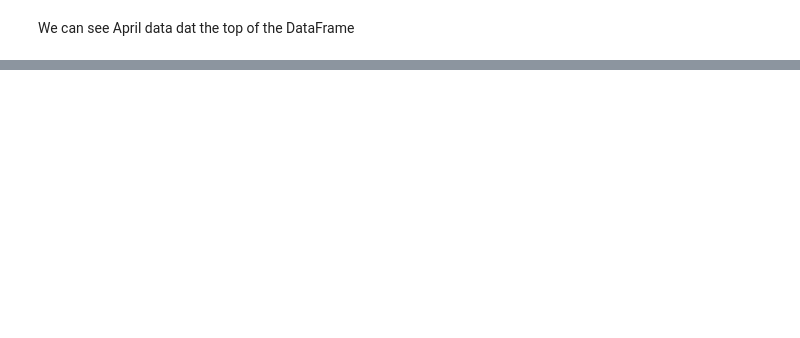
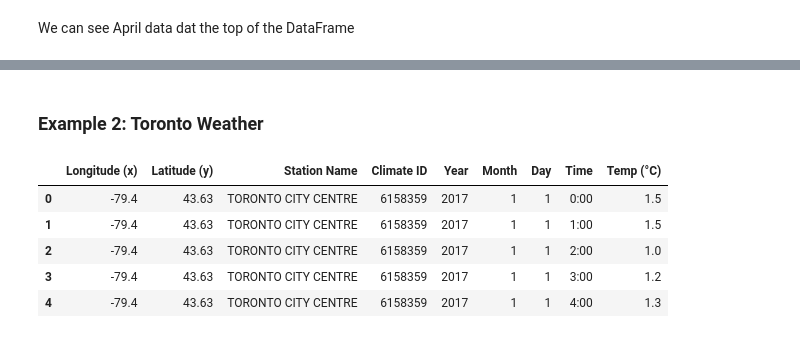
Before and after one commit to APS106/APS106-winter-2024-kinsella-goodfellow, a Jupyter notebook: lectures/week12/lecture2/notebooks/week12_lecture2_complete.ipynb, the cells around one changed output, grey strips where cells are left out. Saved outputs shown, nothing was run; the diff lists cells and outputs as text; code cells hidden in the pictures; blank space fills up the shorter version.

```diff
--- a/lectures/week12/lecture2/notebooks/week12_lecture2_complete.ipynb
+++ b/lectures/week12/lecture2/notebooks/week12_lecture2_complete.ipynb
@@ -814,0 +1161,12 @@ Let's create a `Node`.
+# %% [markdown]
+### Example 2: Toronto Weather
+# %%
+toronto_weather_data = pd.read_csv('toronto_weather_data.csv')
+toronto_weather_data.head()
+# %% [output]
+|  | Longitude (x) | Latitude (y) | Station Name | Climate ID | Year | Month | Day | Time | Temp (°C) |
+| 0 | -79.4 | 43.63 | TORONTO CITY CENTRE | 6158359 | 2017 | 1 | 1 | 0:00 | 1.5 |
+| 1 | -79.4 | 43.63 | TORONTO CITY CENTRE | 6158359 | 2017 | 1 | 1 | 1:00 | 1.5 |
+| 2 | -79.4 | 43.63 | TORONTO CITY CENTRE | 6158359 | 2017 | 1 | 1 | 2:00 | 1.0 |
+| 3 | -79.4 | 43.63 | TORONTO CITY CENTRE | 6158359 | 2017 | 1 | 1 | 3:00 | 1.2 |
+| 4 | -79.4 | 43.63 | TORONTO CITY CENTRE | 6158359 | 2017 | 1 | 1 | 4:00 | 1.3 |
```
Also changed, not shown: parts of 73 cells of this notebook, 2 other files.
